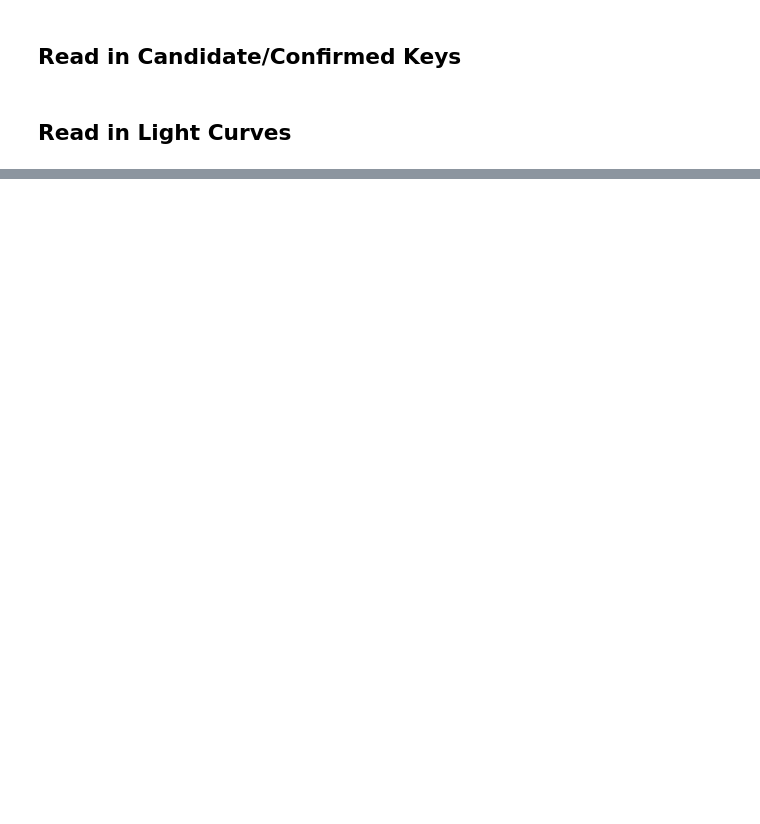
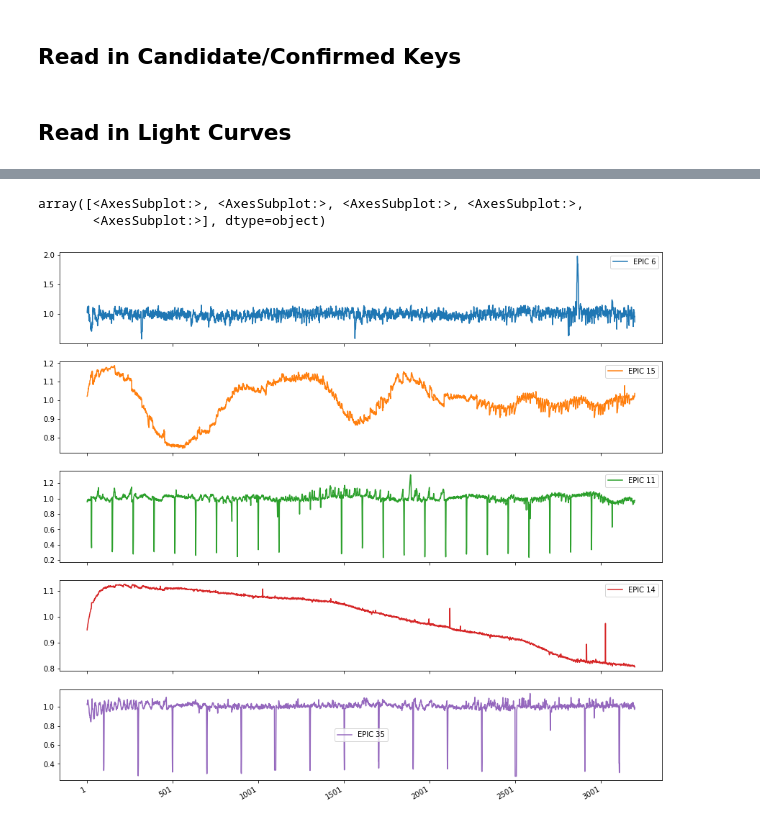
Before and after one commit to adamwickenden/TensorFlowNBs, a Jupyter notebook: Projects/K2/K2data.ipynb, the cells around one changed output, grey strips where cells are left out. Drawn from its saved outputs; the diff is of its cells as text; code cells hidden in the pictures; blank space fills up the shorter version.

```diff
--- a/Projects/K2/K2data.ipynb
+++ b/Projects/K2/K2data.ipynb
@@ -179,0 +377,15 @@ test_df.to_csv('kaggle_processed_test.csv', index=True)
+# %%
+sample_true = ktrain[ktrain.label == 1].sample(5).drop('label', axis=1)
+
+# Remove single spikes to zero in the middle of the data
+sample_true = zero_outlier_removal(sample_true)
+# Remove 2% of the positive spikes
+sample_true = spike_removal(sample_true, 2)
+
+splot = sample_true.copy()
+splot[splot == 0] = np.nan
+splot.T.plot(subplots=True, figsize=(15,15))
+# %% [output]
+array([<AxesSubplot:>, <AxesSubplot:>, <AxesSubplot:>, <AxesSubplot:>,
+       <AxesSubplot:>], dtype=object)
+[figure, added]
```
Also changed, not shown: parts of 54 cells of this notebook, 1 other file.
